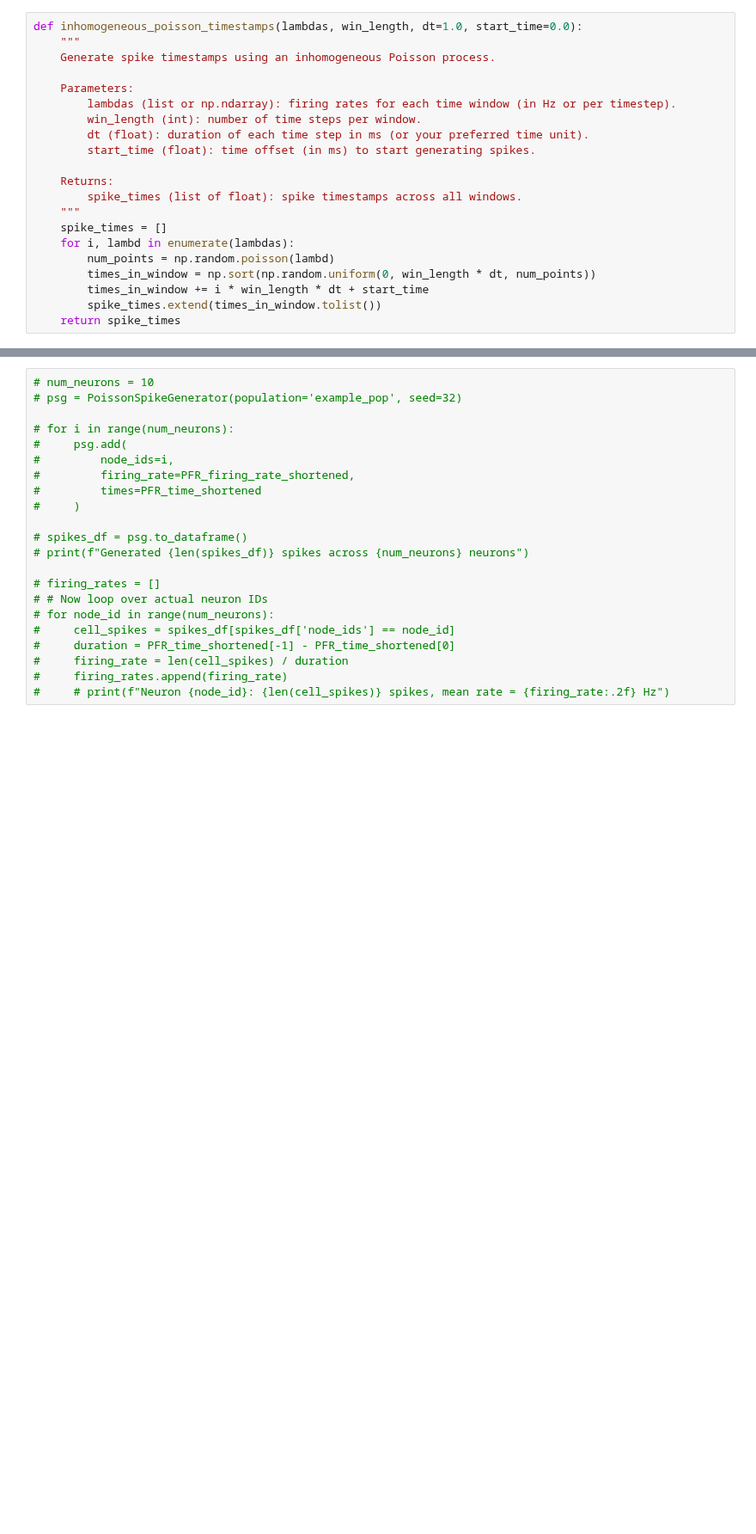
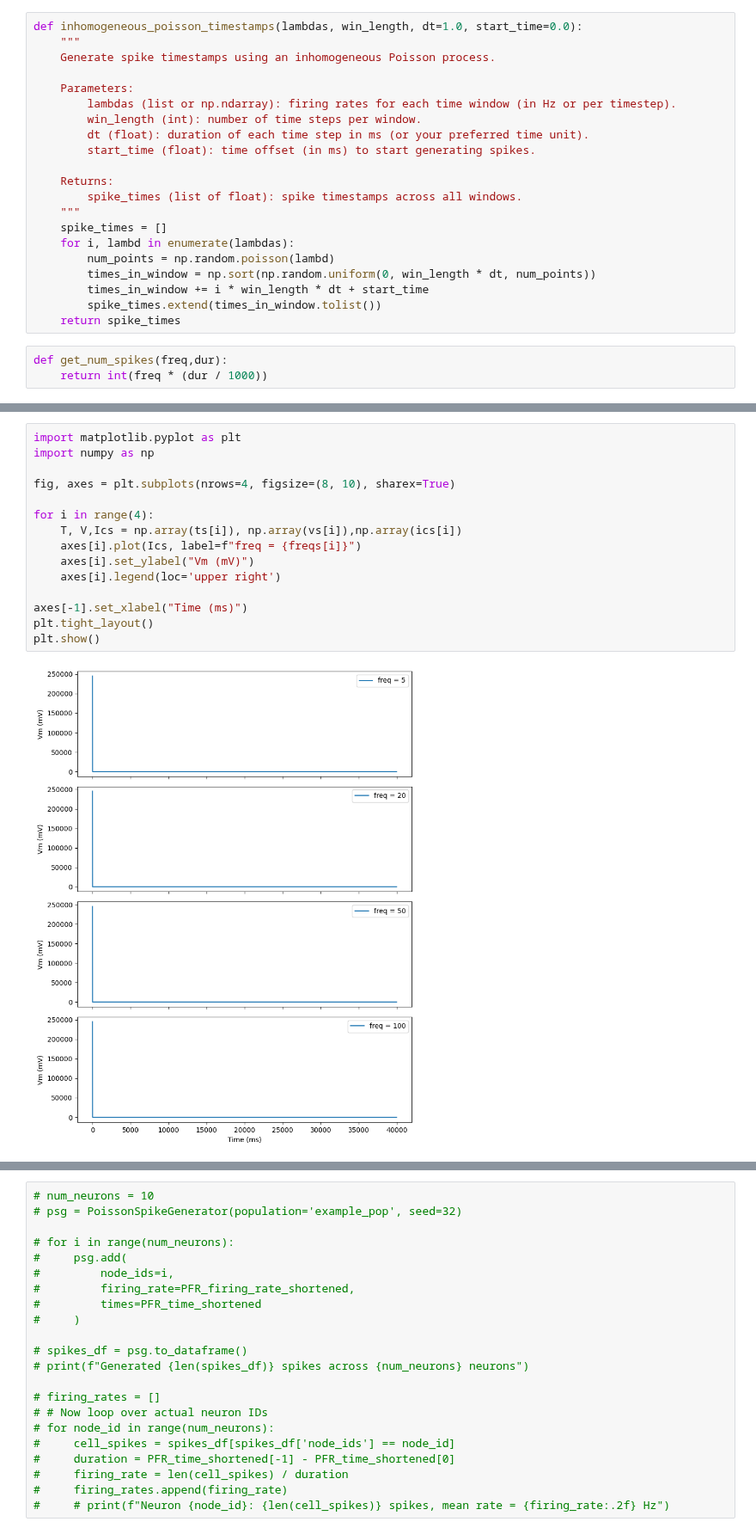
Before and after one commit to ddopp4877/single-cell-tuning, a Jupyter notebook: stim_synapses.ipynb, the cells around one changed output, grey strips where cells are left out. Shown at 86% size. Cells and saved outputs as stored; diff of their text form; blank space fills up the shorter version.

```diff
--- a/stim_synapses.ipynb
+++ b/stim_synapses.ipynb
@@ -174,3 +178,6 @@ def inhomogeneous_poisson_timestamps(lambdas, win_length, dt=1.0, start_time=0.0
         times_in_window += i * win_length * dt + start_time
         spike_times.extend(times_in_window.tolist())
     return spike_times
+# %%
+def get_num_spikes(freq,dur):
+    return int(freq * (dur / 1000))
@@ -176,0 +254,17 @@ def inhomogeneous_poisson_timestamps(lambdas, win_length, dt=1.0, start_time=0.0
+# %%
+import matplotlib.pyplot as plt
+import numpy as np
+
+fig, axes = plt.subplots(nrows=4, figsize=(8, 10), sharex=True)
+
+for i in range(4):
+    T, V,Ics = np.array(ts[i]), np.array(vs[i]),np.array(ics[i])
+    axes[i].plot(Ics, label=f"freq = {freqs[i]}")
+    axes[i].set_ylabel("Vm (mV)")
+    axes[i].legend(loc='upper right')
+
+axes[-1].set_xlabel("Time (ms)")
+plt.tight_layout()
+plt.show()
+# %% [output]
+[figure, added]
```
Also changed, not shown: parts of 24 cells of this notebook.
